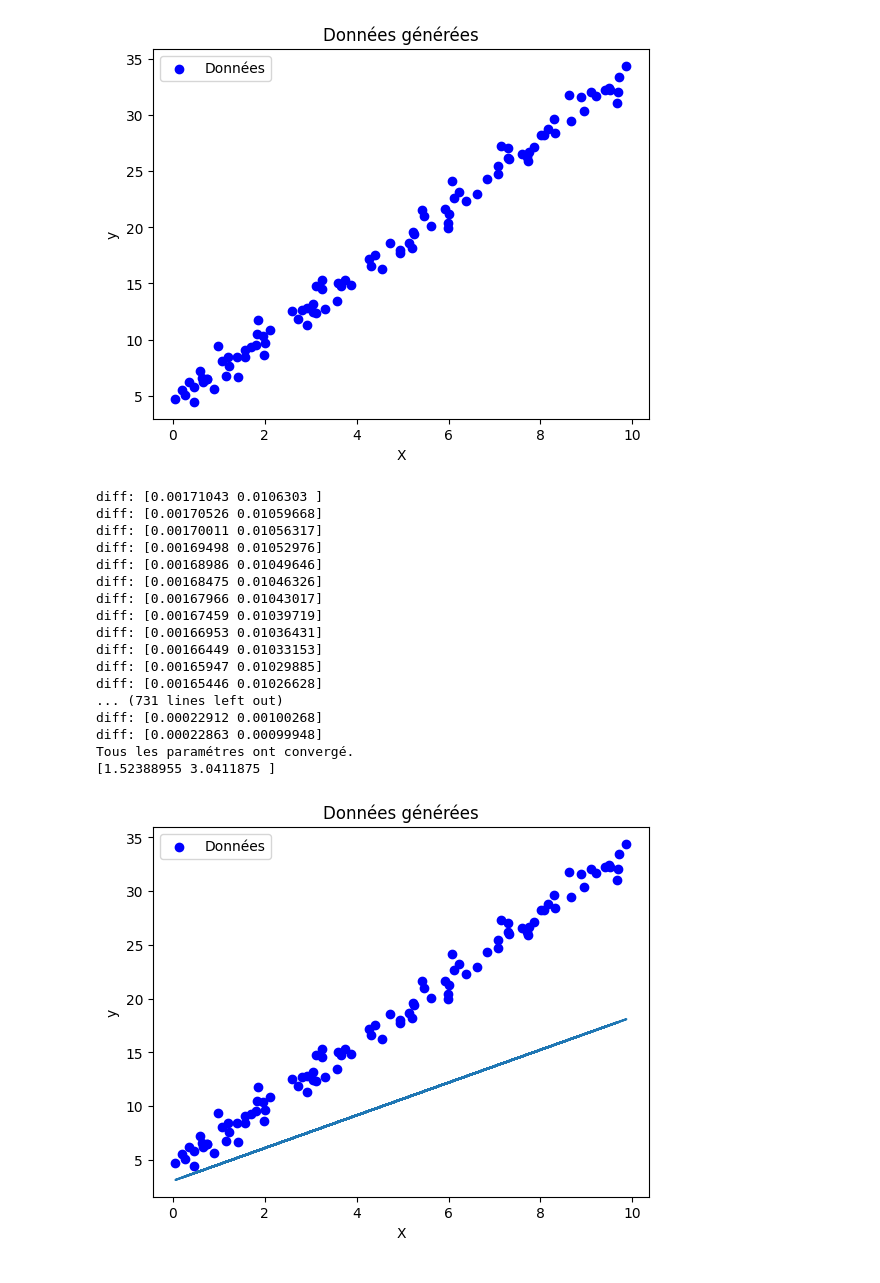
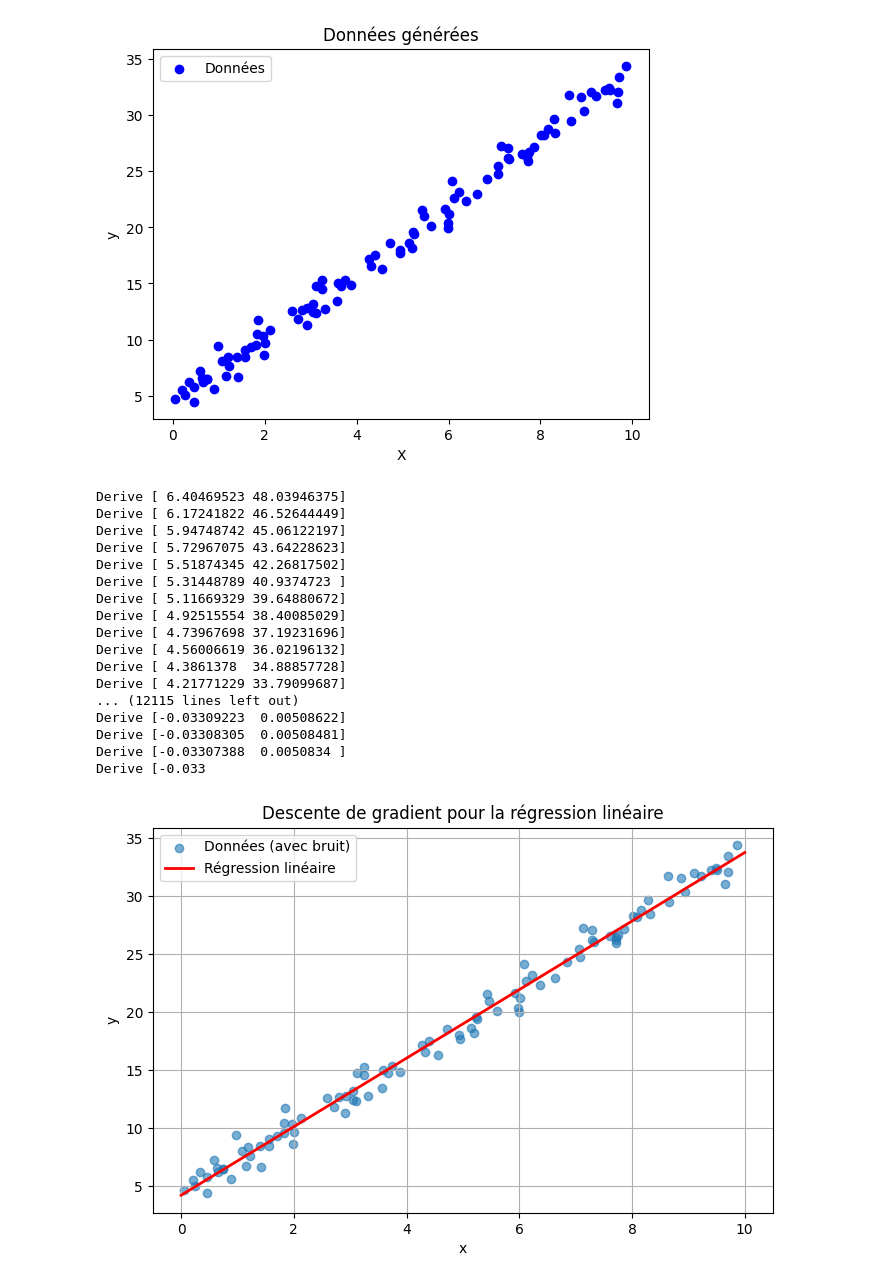
Before and after one commit to fmazur57u/Descente_de_gradient, a Jupyter notebook: Descente_de_gradient.ipynb, the cells around one changed output. Saved outputs shown, nothing was run; the diff lists cells and outputs as text; code cells hidden in the pictures.

Commit message:
Ajout de la descente de gradient SGD par lot

```diff
--- a/Descente_de_gradient.ipynb
+++ b/Descente_de_gradient.ipynb
@@ -7,8 +7,9 @@ def descente_gradient(X, y, param, eta, max_iter=100, threshold=1e-3):
     for i in range(max_iter):
         m = np.shape(X)[0]
         derive = (1 / m) * X.T @ (X @ param - y)
+        print("Derive", derive)
         new_param = param - eta * derive
-        if all(element < threshold for element in derive):
+        if all(element < threshold for element in np.abs(derive)):
             print("Tous les paramétres ont convergé.")
             return new_param
         else:
@@ -44,33 +45,40 @@ plt.show()
 # %% [output]
 [figure]
 # %%
-param = descente_gradient(X_biais, y, param=np.array([1, 0]), eta=0.0001, max_iter=1000)
+param = descente_gradient(
+    X_biais, y, param=np.array([1, 5]), eta=0.001, max_iter=100000
+)
 print(param)
 # %% [output]
-diff: [0.00171043 0.0106303 ]
-diff: [0.00170526 0.01059668]
-diff: [0.00170011 0.01056317]
-diff: [0.00169498 0.01052976]
-diff: [0.00168986 0.01049646]
-diff: [0.00168475 0.01046326]
-diff: [0.00167966 0.01043017]
-diff: [0.00167459 0.01039719]
-diff: [0.00166953 0.01036431]
-diff: [0.00166449 0.01033153]
-diff: [0.00165947 0.01029885]
-diff: [0.00165446 0.01026628]
-... (731 lines left out)
-diff: [0.00022912 0.00100268]
-diff: [0.00022863 0.00099948]
-Tous les paramétres ont convergé.
-[1.52388955 3.0411875 ]
+Derive [ 6.40469523 48.03946375]
+Derive [ 6.17241822 46.52644449]
+Derive [ 5.94748742 45.06122197]
+Derive [ 5.72967075 43.64228623]
+Derive [ 5.51874345 42.26817502]
+Derive [ 5.31448789 40.9374723 ]
+Derive [ 5.11669329 39.64880672]
+Derive [ 4.92515554 38.40085029]
+Derive [ 4.73967698 37.19231696]
+Derive [ 4.56006619 36.02196132]
+Derive [ 4.3861378  34.88857728]
+Derive [ 4.21771229 33.79099687]
+... (12115 lines left out)
+Derive [-0.03309223  0.00508622]
+Derive [-0.03308305  0.00508481]
+Derive [-0.03307388  0.0050834 ]
+Derive [-0.033
 # %%
-plt.scatter(X, y, color="blue", label="Données")
-plt.plot(X, param[0] * X + param[1])
-plt.xlabel("X")
+plt.figure(figsize=(8, 5))
+plt.scatter(X, y, label="Données (avec bruit)", alpha=0.6)
+# Tracé de la droite y = θ0 + θ1*x
+x_tracé = np.array([0, 10])
+y_tracé = param[0] + param[1] * x_tracé
+plt.plot(x_tracé, y_tracé, color="red", linewidth=2, label="Régression linéaire")
+plt.title("Descente de gradient pour la régression linéaire")
+plt.xlabel("x")
 plt.ylabel("y")
-plt.title("Données générées")
 plt.legend()
+plt.grid(True)
 plt.show()
 # %% [output]
-[figure, old version]
+[figure, new version]
```
Also changed, not shown: 1 other file.
